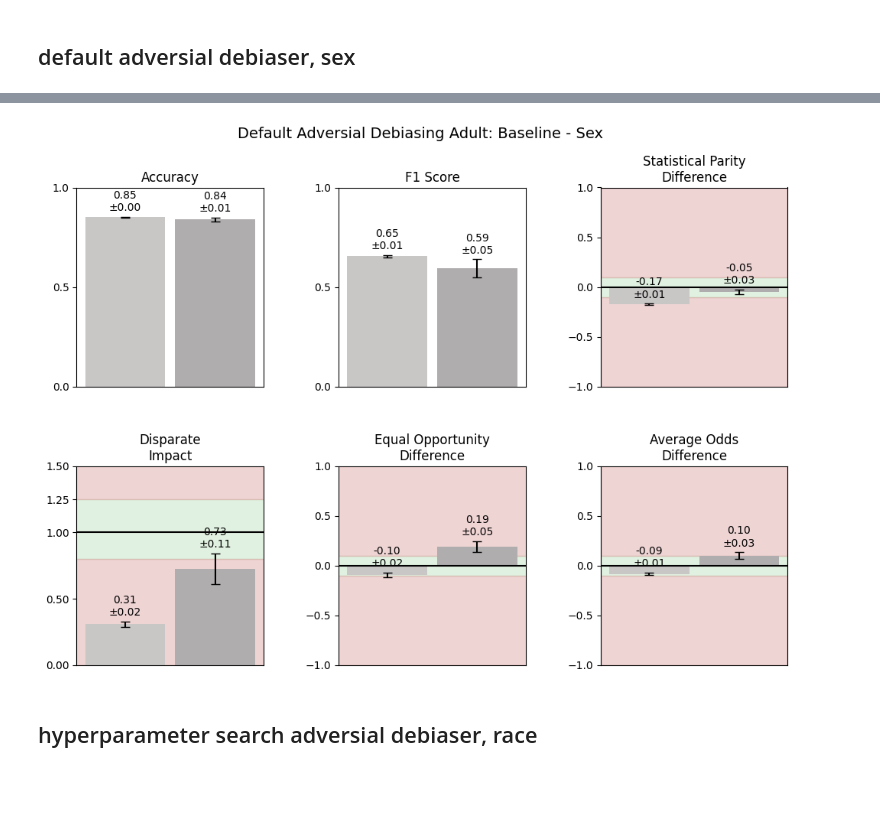
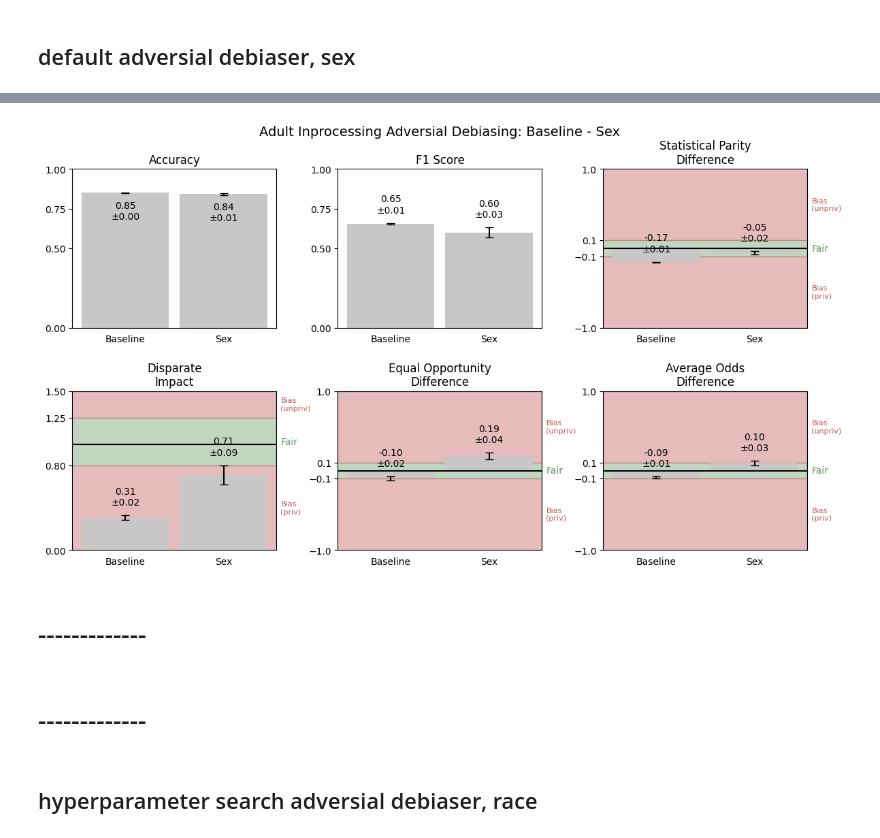
Before and after one commit to jeaend/bias-mitigation-aif360, a Jupyter notebook: notebooks/Adult_Income/05_in_adversial_debiasing.ipynb, the cells around one changed output, grey strips where cells are left out. Saved outputs shown, nothing was run; the diff lists cells and outputs as text; code cells hidden in the pictures; blank space fills up the shorter version.

```diff
--- a/notebooks/Adult_Income/05_in_adversial_debiasing.ipynb
+++ b/notebooks/Adult_Income/05_in_adversial_debiasing.ipynb
@@ -19,5 +17,10 @@ from aif360.datasets import BinaryLabelDataset
 from sklearn.model_selection import StratifiedShuffleSplit
 import pandas as pd
+# %%
+dataset_name = 'adult'
+mitigation_name   = 'adversial debiasing'
+pipeline_stage    = 'inprocessing'
+out_dir_plots    = '../../reports/plots_adult'
 # %%
 baseline_race_agg = pd.read_csv('../../reports/baseline_agg/adult_race_metrics_agg.csv', index_col=0)
 baseline_sex_agg = pd.read_csv('../../reports/baseline_agg/adult_sex_metrics_agg.csv', index_col=0)
@@ -50,11 +53,7 @@ for i, (train_idx, test_idx) in enumerate(sss.split(df, df['label'])):
     privileged_value,
     unprivileged_value,
     privileged_groups,
-    unprivileged_groups,
-    scope_name='adv',
-    num_epochs=50,
-    batch_size=128,
-    adversary_loss_weight=0.1)
+    unprivileged_groups)
 
     m = compute_metrics(
         test_df, y_test, y_pred,
@@ -122,11 +126,7 @@ for i, (train_idx, test_idx) in enumerate(sss.split(df, df['label'])):
     privileged_value,
     unprivileged_value,
     privileged_groups,
-    unprivileged_groups,
-    scope_name='adv',
-    num_epochs=50,
-    batch_size=128,
-    adversary_loss_weight=0.1)
+    unprivileged_groups)
 
     m = compute_metrics(
         test_df, y_test, y_pred,
@@ -159,4 +159,11 @@ std   0.022347  0.087100  0.026959  0.209031  0.068521  0.041824
 # %%
-compare_viz_metrics_2x3(baseline_sex_agg, adult_sex_metrics_agg, 'Baseline', 'Sex', 'Default Adversial Debiasing Adult: Baseline - Sex')
+plot_title = 'Adult Inprocessing Adversial Debiasing: Baseline - Sex'
+fig = compare_viz_metrics_2x3(baseline_sex_agg, adult_sex_metrics_agg, 'Baseline', 'Sex', plot_title)
+fname    = plot_title.replace(' ', '_').replace('(', '').replace(')', '')
+out_path = os.path.join(out_dir_plots, f'{fname}.png')
+fig.savefig(out_path)
+fig.show()
 # %% [output]
-[figure, old version]
+[figure, new version]
+# %% [markdown]
+# -------------
@@ -163,3 +188,5 @@ compare_viz_metrics_2x3(baseline_sex_agg, adult_sex_metrics_agg, 'Baseline', 'Se
+# %% [markdown]
+# -------------
 # %% [markdown]
 ## hyperparameter search adversial debiaser, race
 # %%
```
Also changed, not shown: parts of 9 cells of this notebook, 4 other files.
